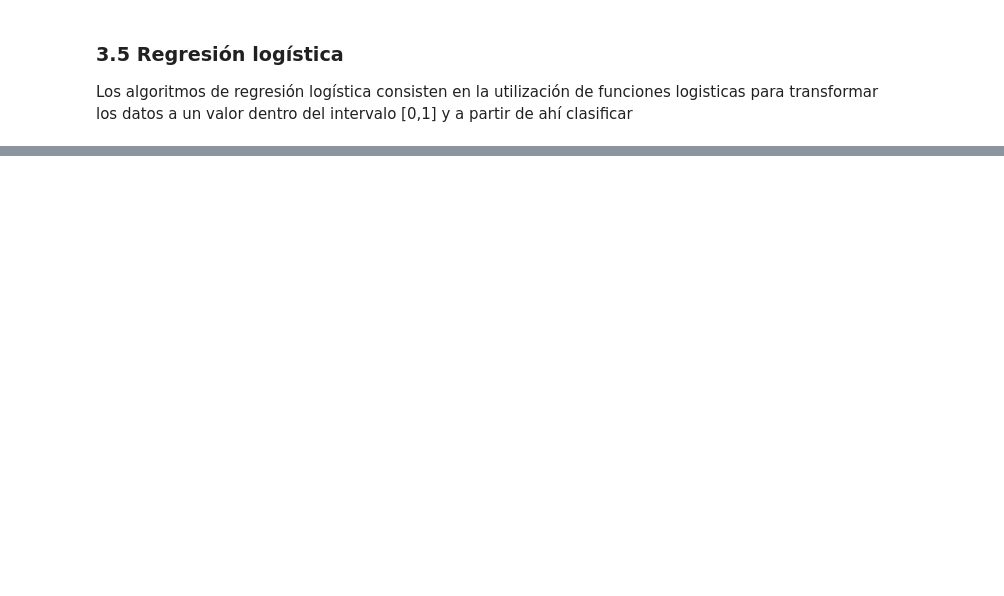
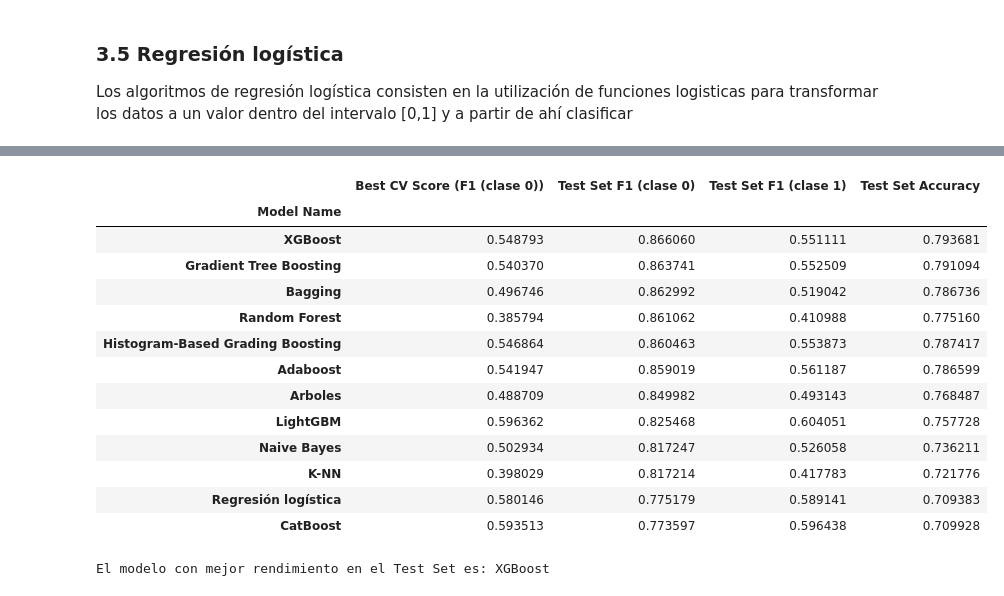
Before and after one commit to GuillermoMorcillo/Practica1Mineria, a Jupyter notebook: Práctica 2 - Aprendizaje y selección de modelos de clasificación.ipynb, the cells around one changed output, grey strips where cells are left out. Cells and saved outputs as stored; diff of their text form; code cells hidden in the pictures; blank space fills up the shorter version.

```diff
--- a/Práctica 2 - Aprendizaje y selección de modelos de clasificación.ipynb
+++ b/Práctica 2 - Aprendizaje y selección de modelos de clasificación.ipynb
@@ -1529,0 +1613,22 @@ Resumen de Resultados GridSearchCV para LGBMClassifier:
+# %%
+metrics = {
+    metric_name: scoring_metric,   # F1 de la clase minoritaria, la que nos interesa
+    'F1 (clase 1)': 'f1',          # F1 de la clase mayoritaria, para ver el contraste
+    'Accuracy': 'accuracy',
+}
+
+# Ejecutar la evaluación comparativa
+final_comparison_df = evaluate_final_models(
+    search_results_dict=search_results_dict,
+    X_test=X_test,
+    y_test=y_test,
+    refit_metric_name=metric_name,
+    metrics=metrics
+)
+
+# El mejor modelo según el test set (para reporte final)
+best_final_model_name = final_comparison_df.index[0]
+best_final_model_object = search_results_dict[best_final_model_name].best_estimator_
+
+print(f"\nEl modelo con mejor rendimiento en el Test Set es: {best_final_model_name}")
+# %% [output]
@@ -1529,0 +1638,15 @@ Resumen de Resultados GridSearchCV para LGBMClassifier:
+|  | Best CV Score (F1 (clase 0)) | Test Set F1 (clase 0) | Test Set F1 (clase 1) | Test Set Accuracy |
+| Model Name |  |  |  |  |
+| XGBoost | 0.548793 | 0.866060 | 0.551111 | 0.793681 |
+| Gradient Tree Boosting | 0.540370 | 0.863741 | 0.552509 | 0.791094 |
+| Bagging | 0.496746 | 0.862992 | 0.519042 | 0.786736 |
+| Random Forest | 0.385794 | 0.861062 | 0.410988 | 0.775160 |
+| Histogram-Based Grading Boosting | 0.546864 | 0.860463 | 0.553873 | 0.787417 |
+| Adaboost | 0.541947 | 0.859019 | 0.561187 | 0.786599 |
+| Arboles | 0.488709 | 0.849982 | 0.493143 | 0.768487 |
+| LightGBM | 0.596362 | 0.825468 | 0.604051 | 0.757728 |
+| Naive Bayes | 0.502934 | 0.817247 | 0.526058 | 0.736211 |
+| K-NN | 0.398029 | 0.817214 | 0.417783 | 0.721776 |
+| Regresión logística | 0.580146 | 0.775179 | 0.589141 | 0.709383 |
+| CatBoost | 0.593513 | 0.773597 | 0.596438 | 0.709928 |
+El modelo con mejor rendimiento en el Test Set es: XGBoost
```
Also changed, not shown: parts of 20 cells of this notebook, 9 other files.
